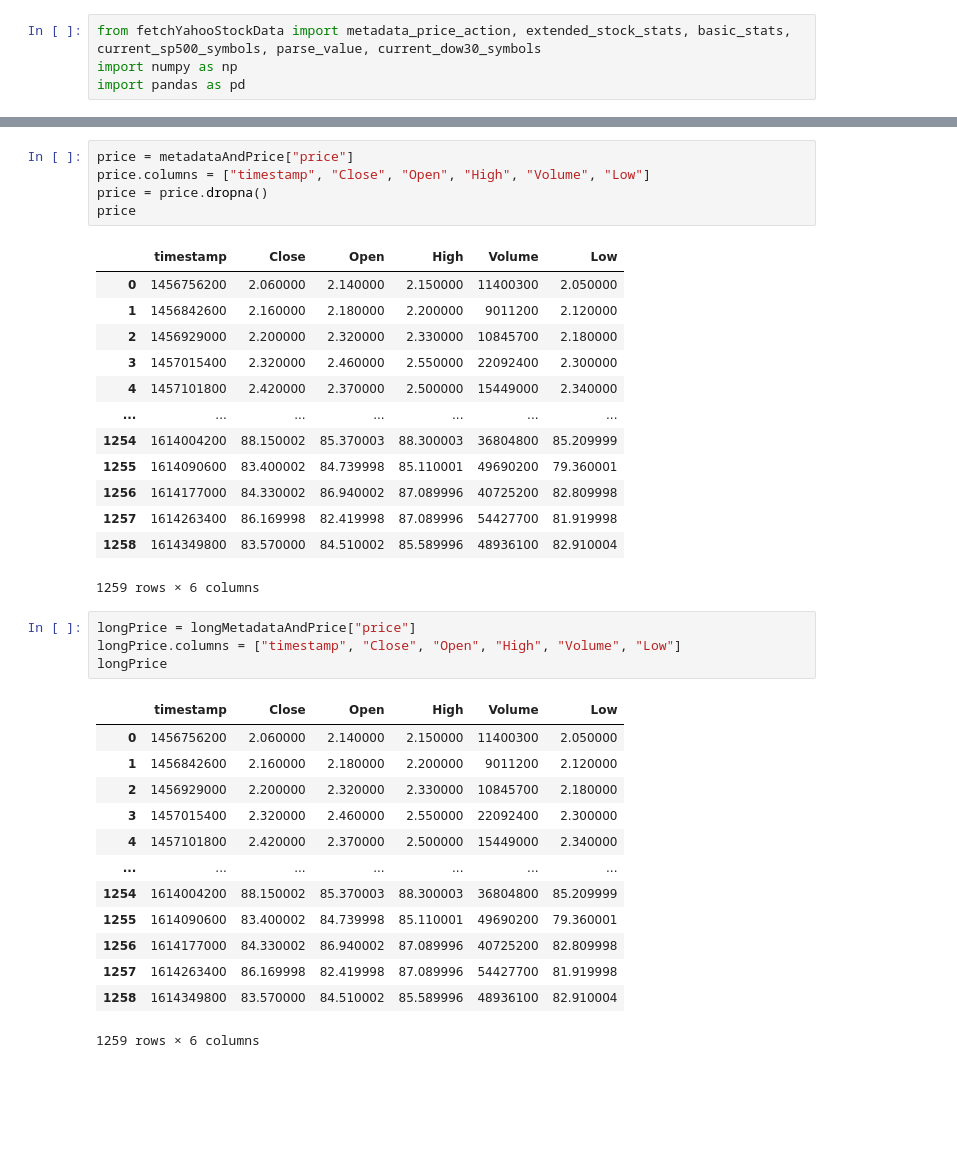
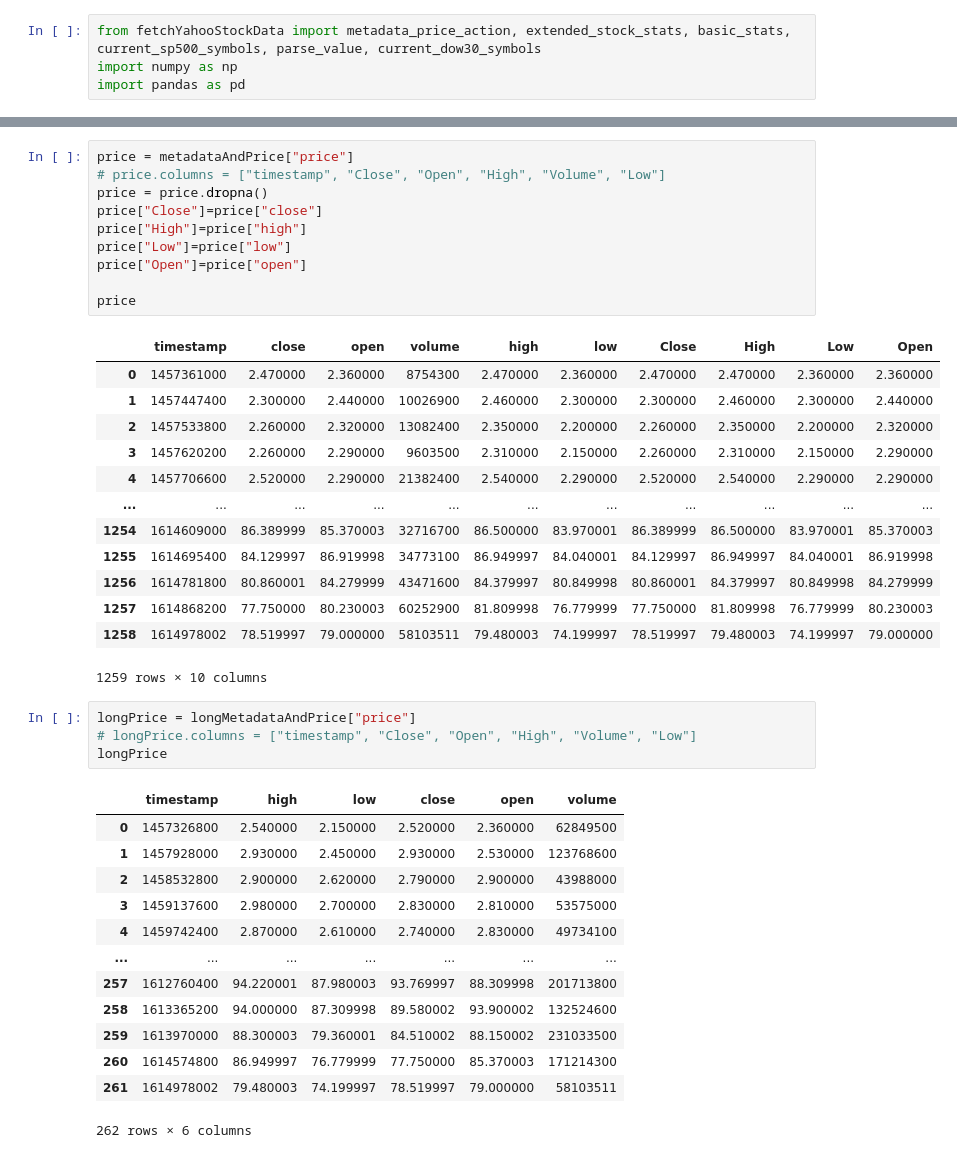
Before and after one commit to ericsturman/jupyter-finance-with-scraping, a Jupyter notebook: moving-averages-and-stocastics.ipynb, the cells around one changed output, grey strips where cells are left out. Drawn from its saved outputs; the diff is of its cells as text; blank space fills up the shorter version.

```diff
--- a/moving-averages-and-stocastics.ipynb
+++ b/moving-averages-and-stocastics.ipynb
@@ -54,40 +56,45 @@ longMetadata
 # %%
 price = metadataAndPrice["price"]
-price.columns = ["timestamp", "Close", "Open", "High", "Volume", "Low"]
+# price.columns = ["timestamp", "Close", "Open", "High", "Volume", "Low"]
 price = price.dropna()
+price["Close"]=price["close"]
+price["High"]=price["high"]
+price["Low"]=price["low"]
+price["Open"]=price["open"]
+
 price
 # %% [output]
-|  | timestamp | Close | Open | High | Volume | Low |
-| 0 | 1456756200 | 2.060000 | 2.140000 | 2.150000 | 11400300 | 2.050000 |
-| 1 | 1456842600 | 2.160000 | 2.180000 | 2.200000 | 9011200 | 2.120000 |
-| 2 | 1456929000 | 2.200000 | 2.320000 | 2.330000 | 10845700 | 2.180000 |
-| 3 | 1457015400 | 2.320000 | 2.460000 | 2.550000 | 22092400 | 2.300000 |
-| 4 | 1457101800 | 2.420000 | 2.370000 | 2.500000 | 15449000 | 2.340000 |
-| ... | ... | ... | ... | ... | ... | ... |
-| 1254 | 1614004200 | 88.150002 | 85.370003 | 88.300003 | 36804800 | 85.209999 |
-| 1255 | 1614090600 | 83.400002 | 84.739998 | 85.110001 | 49690200 | 79.360001 |
-| 1256 | 1614177000 | 84.330002 | 86.940002 | 87.089996 | 40725200 | 82.809998 |
-| 1257 | 1614263400 | 86.169998 | 82.419998 | 87.089996 | 54427700 | 81.919998 |
-| 1258 | 1614349800 | 83.570000 | 84.510002 | 85.589996 | 48936100 | 82.910004 |
+|  | timestamp | close | open | volume | high | low | Close | High | Low | Open |
+| 0 | 1457361000 | 2.470000 | 2.360000 | 8754300 | 2.470000 | 2.360000 | 2.470000 | 2.470000 | 2.360000 | 2.360000 |
+| 1 | 1457447400 | 2.300000 | 2.440000 | 10026900 | 2.460000 | 2.300000 | 2.300000 | 2.460000 | 2.300000 | 2.440000 |
+| 2 | 1457533800 | 2.260000 | 2.320000 | 13082400 | 2.350000 | 2.200000 | 2.260000 | 2.350000 | 2.200000 | 2.320000 |
+| 3 | 1457620200 | 2.260000 | 2.290000 | 9603500 | 2.310000 | 2.150000 | 2.260000 | 2.310000 | 2.150000 | 2.290000 |
+| 4 | 1457706600 | 2.520000 | 2.290000 | 21382400 | 2.540000 | 2.290000 | 2.520000 | 2.540000 | 2.290000 | 2.290000 |
+| ... | ... | ... | ... | ... | ... | ... | ... | ... | ... | ... |
+| 1254 | 1614609000 | 86.389999 | 85.370003 | 32716700 | 86.500000 | 83.970001 | 86.389999 | 86.500000 | 83.970001 | 85.370003 |
+| 1255 | 1614695400 | 84.129997 | 86.919998 | 34773100 | 86.949997 | 84.040001 | 84.129997 | 86.949997 | 84.040001 | 86.919998 |
+| 1256 | 1614781800 | 80.860001 | 84.279999 | 43471600 | 84.379997 | 80.849998 | 80.860001 | 84.379997 | 80.849998 | 84.279999 |
+| 1257 | 1614868200 | 77.750000 | 80.230003 | 60252900 | 81.809998 | 76.779999 | 77.750000 | 81.809998 | 76.779999 | 80.230003 |
+| 1258 | 1614978002 | 78.519997 | 79.000000 | 58103511 | 79.480003 | 74.199997 | 78.519997 | 79.480003 | 74.199997 | 79.000000 |
-1259 rows × 6 columns
+1259 rows × 10 columns
 # %%
 longPrice = longMetadataAndPrice["price"]
-longPrice.columns = ["timestamp", "Close", "Open", "High", "Volume", "Low"]
+# longPrice.columns = ["timestamp", "Close", "Open", "High", "Volume", "Low"]
 longPrice
 # %% [output]
-|  | timestamp | Close | Open | High | Volume | Low |
-| 0 | 1456756200 | 2.060000 | 2.140000 | 2.150000 | 11400300 | 2.050000 |
-| 1 | 1456842600 | 2.160000 | 2.180000 | 2.200000 | 9011200 | 2.120000 |
-| 2 | 1456929000 | 2.200000 | 2.320000 | 2.330000 | 10845700 | 2.180000 |
-| 3 | 1457015400 | 2.320000 | 2.460000 | 2.550000 | 22092400 | 2.300000 |
-| 4 | 1457101800 | 2.420000 | 2.370000 | 2.500000 | 15449000 | 2.340000 |
+|  | timestamp | high | low | close | open | volume |
+| 0 | 1457326800 | 2.540000 | 2.150000 | 2.520000 | 2.360000 | 62849500 |
+| 1 | 1457928000 | 2.930000 | 2.450000 | 2.930000 | 2.530000 | 123768600 |
+| 2 | 1458532800 | 2.900000 | 2.620000 | 2.790000 | 2.900000 | 43988000 |
+| 3 | 1459137600 | 2.980000 | 2.700000 | 2.830000 | 2.810000 | 53575000 |
+| 4 | 1459742400 | 2.870000 | 2.610000 | 2.740000 | 2.830000 | 49734100 |
 | ... | ... | ... | ... | ... | ... | ... |
-| 1254 | 1614004200 | 88.150002 | 85.370003 | 88.300003 | 36804800 | 85.209999 |
-| 1255 | 1614090600 | 83.400002 | 84.739998 | 85.110001 | 49690200 | 79.360001 |
-| 1256 | 1614177000 | 84.330002 | 86.940002 | 87.089996 | 40725200 | 82.809998 |
-| 1257 | 1614263400 | 86.169998 | 82.419998 | 87.089996 | 54427700 | 81.919998 |
-| 1258 | 1614349800 | 83.570000 | 84.510002 | 85.589996 | 48936100 | 82.910004 |
+| 257 | 1612760400 | 94.220001 | 87.980003 | 93.769997 | 88.309998 | 201713800 |
+| 258 | 1613365200 | 94.000000 | 87.309998 | 89.580002 | 93.900002 | 132524600 |
+| 259 | 1613970000 | 88.300003 | 79.360001 | 84.510002 | 88.150002 | 231033500 |
+| 260 | 1614574800 | 86.949997 | 76.779999 | 77.750000 | 85.370003 | 171214300 |
+| 261 | 1614978002 | 79.480003 | 74.199997 | 78.519997 | 79.000000 | 58103511 |
-1259 rows × 6 columns
+262 rows × 6 columns
 # %%
 from backtesting import Backtest, Strategy
 from backtesting.lib import crossover
```
Also changed, not shown: parts of 6 cells of this notebook, 1 other file.
